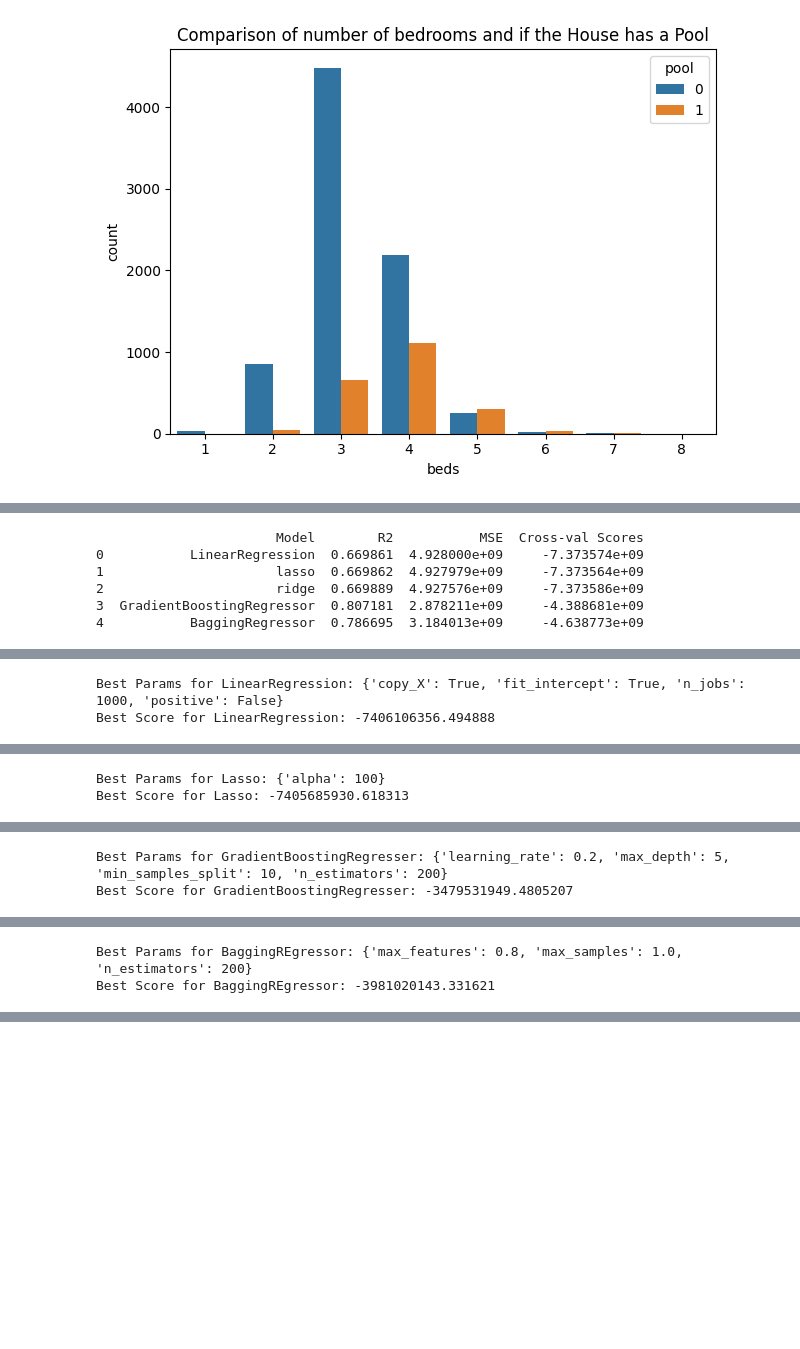
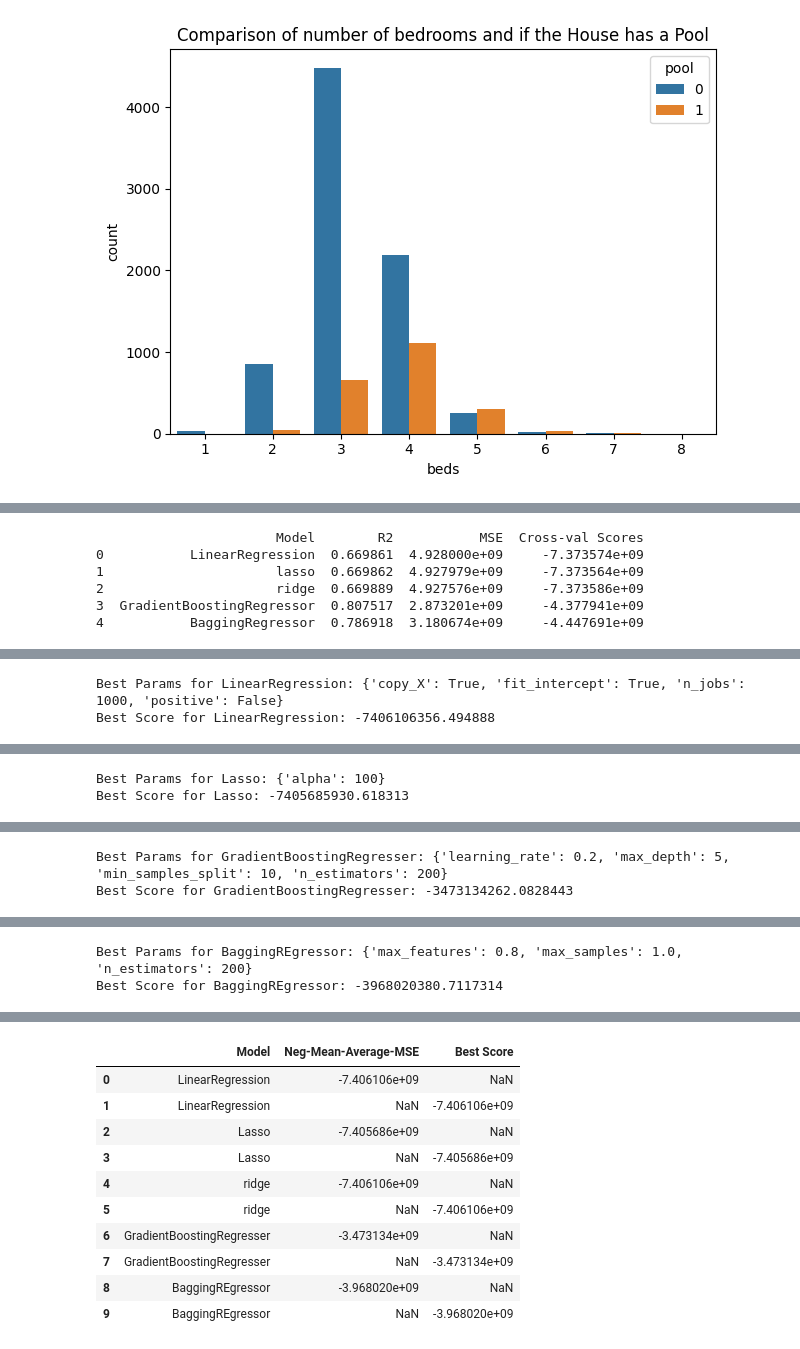
Before and after one commit to nickkats1/sklearn_only, a Jupyter notebook: houseprice/notebooks/eda.ipynb, the cells around one changed output, grey strips where cells are left out. Drawn from its saved outputs; the diff is of its cells as text; code cells hidden in the pictures; blank space fills up the shorter version.

```diff
--- a/houseprice/notebooks/eda.ipynb
+++ b/houseprice/notebooks/eda.ipynb
@@ -12,7 +12,7 @@ import joblib
 import mlflow
 import mlflow.sklearn
 
-df = pd.read_csv("dataset.csv",delimiter=",")
+df = pd.read_csv("data/raw_data/dataset.csv",delimiter=",")
 print(f'Null Values: {df.isnull().sum()}')
 print(f'Duplicated Values: {df.duplicated().sum()}')
 print(f'Unique Values: {df.nunique().sum()}')
@@ -167,8 +167,8 @@ print(df_results.head())
 0           LinearRegression  0.669861  4.928000e+09     -7.373574e+09
 1                      lasso  0.669862  4.927979e+09     -7.373564e+09
 2                      ridge  0.669889  4.927576e+09     -7.373586e+09
-3  GradientBoostingRegressor  0.807181  2.878211e+09     -4.388681e+09
-4           BaggingRegressor  0.786695  3.184013e+09     -4.638773e+09
+3  GradientBoostingRegressor  0.807517  2.873201e+09     -4.377941e+09
+4           BaggingRegressor  0.786918  3.180674e+09     -4.447691e+09
 # %%
 
 mlflow.set_experiment("housing prices version 2")
@@ -228,4 +228,9 @@ for model_name,(model,params) in models.items():
         mlflow.log_metric("best_score", grid_search.best_score_)
         mlflow.sklearn.log_model(grid_search.best_estimator_, model_name)
         best_scores.append({"Model": model_name, "Best Score": grid_search.best_score_})
+
+
+
+best_scores_df = pd.DataFrame(best_scores)
+best_scores_df.head(10)
 # %% [output]
@@ -246,2 +251,2 @@ Best Score for ridge: -7406106356.4948845
 Best Params for GradientBoostingRegresser: {'learning_rate': 0.2, 'max_depth': 5, 'min_samples_split': 10, 'n_estimators': 200}
-Best Score for GradientBoostingRegresser: -3479531949.4805207
+Best Score for GradientBoostingRegresser: -3473134262.0828443
@@ -250,2 +255,2 @@ Best Score for GradientBoostingRegresser: -3479531949.4805207
 Best Params for BaggingREgressor: {'max_features': 0.8, 'max_samples': 1.0, 'n_estimators': 200}
-Best Score for BaggingREgressor: -3981020143.331621
+Best Score for BaggingREgressor: -3968020380.7117314
@@ -252,0 +258,11 @@ Best Score for BaggingREgressor: -3981020143.331621
+|  | Model | Neg-Mean-Average-MSE | Best Score |
+| 0 | LinearRegression | -7.406106e+09 | NaN |
+| 1 | LinearRegression | NaN | -7.406106e+09 |
+| 2 | Lasso | -7.405686e+09 | NaN |
+| 3 | Lasso | NaN | -7.405686e+09 |
+| 4 | ridge | -7.406106e+09 | NaN |
+| 5 | ridge | NaN | -7.406106e+09 |
+| 6 | GradientBoostingRegresser | -3.473134e+09 | NaN |
+| 7 | GradientBoostingRegresser | NaN | -3.473134e+09 |
+| 8 | BaggingREgressor | -3.968020e+09 | NaN |
+| 9 | BaggingREgressor | NaN | -3.968020e+09 |
```
Also changed, not shown: parts of 2 cells of this notebook, 19 other files.
